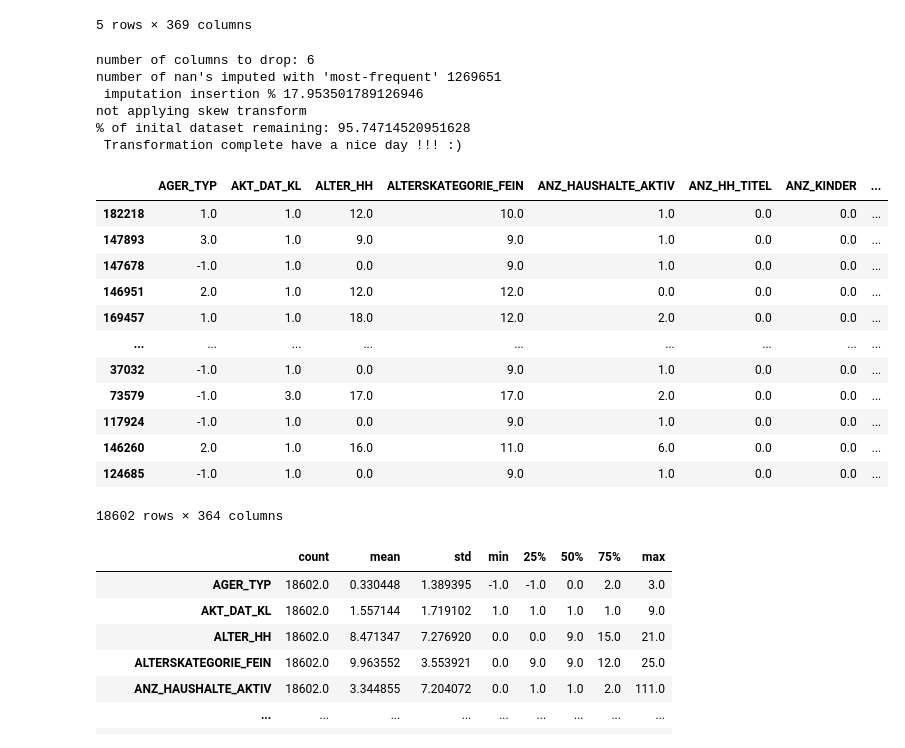
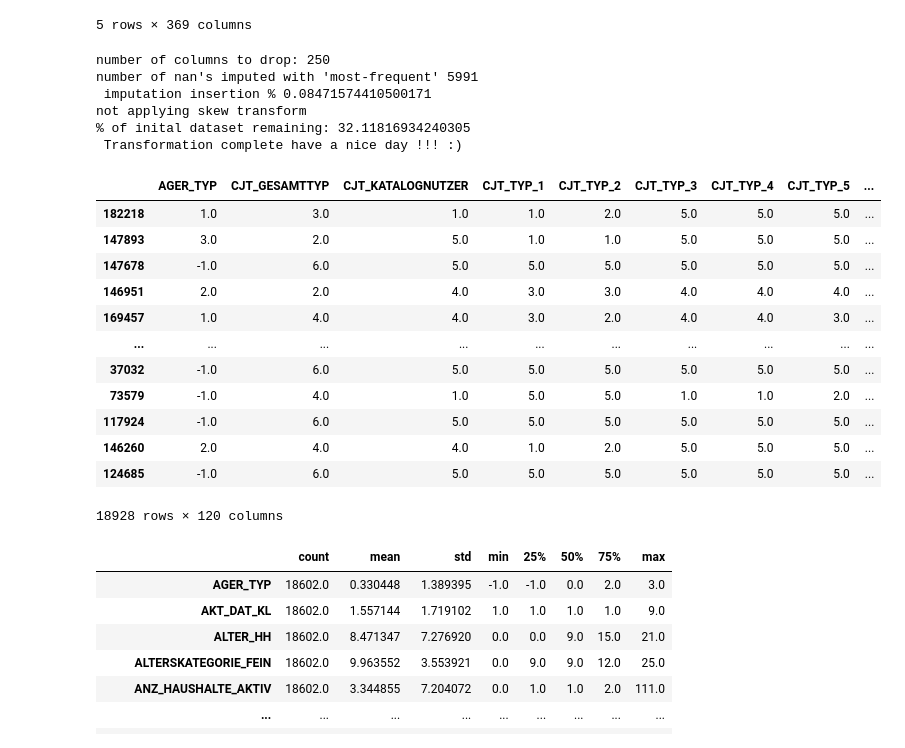
Before and after one commit to john77R/Udacity_Arvato, a Jupyter notebook: Identify_Customer_Segments.ipynb, the cells around one changed output. Cells and saved outputs as stored; diff of their text form; code cells hidden in the pictures.

```diff
--- a/Identify_Customer_Segments.ipynb
+++ b/Identify_Customer_Segments.ipynb
@@ -703,28 +703,28 @@ customers_short_df.head()
 | 169457 | 86805 | 1 | 1.0 | 18.0 | NaN | NaN | NaN | NaN | ... |
 5 rows × 369 columns
 # %%
-customers_cleaned = transformer(customers_short_df,9,30,0,1)
+customers_cleaned = transformer(customers_short_df,9,20,0,1)
 customers_cleaned
 # %% [output]
-number of columns to drop: 6
-number of nan's imputed with 'most-frequent' 1269651
- imputation insertion % 17.953501789126946
+number of columns to drop: 250
+number of nan's imputed with 'most-frequent' 5991
+ imputation insertion % 0.08471574410500171
 not applying skew transform
-% of inital dataset remaining: 95.74714520951628
+% of inital dataset remaining: 32.11816934240305
  Transformation complete have a nice day !!! :)
-|  | AGER_TYP | AKT_DAT_KL | ALTER_HH | ALTERSKATEGORIE_FEIN | ANZ_HAUSHALTE_AKTIV | ANZ_HH_TITEL | ANZ_KINDER | ... |
-| 182218 | 1.0 | 1.0 | 12.0 | 10.0 | 1.0 | 0.0 | 0.0 | ... |
-| 147893 | 3.0 | 1.0 | 9.0 | 9.0 | 1.0 | 0.0 | 0.0 | ... |
-| 147678 | -1.0 | 1.0 | 0.0 | 9.0 | 1.0 | 0.0 | 0.0 | ... |
-| 146951 | 2.0 | 1.0 | 12.0 | 12.0 | 0.0 | 0.0 | 0.0 | ... |
-| 169457 | 1.0 | 1.0 | 18.0 | 12.0 | 2.0 | 0.0 | 0.0 | ... |
-| ... | ... | ... | ... | ... | ... | ... | ... | ... |
-| 37032 | -1.0 | 1.0 | 0.0 | 9.0 | 1.0 | 0.0 | 0.0 | ... |
-| 73579 | -1.0 | 3.0 | 17.0 | 17.0 | 2.0 | 0.0 | 0.0 | ... |
-| 117924 | -1.0 | 1.0 | 0.0 | 9.0 | 1.0 | 0.0 | 0.0 | ... |
-| 146260 | 2.0 | 1.0 | 16.0 | 11.0 | 6.0 | 0.0 | 0.0 | ... |
-| 124685 | -1.0 | 1.0 | 0.0 | 9.0 | 1.0 | 0.0 | 0.0 | ... |
+|  | AGER_TYP | CJT_GESAMTTYP | CJT_KATALOGNUTZER | CJT_TYP_1 | CJT_TYP_2 | CJT_TYP_3 | CJT_TYP_4 | CJT_TYP_5 | ... |
+| 182218 | 1.0 | 3.0 | 1.0 | 1.0 | 2.0 | 5.0 | 5.0 | 5.0 | ... |
+| 147893 | 3.0 | 2.0 | 5.0 | 1.0 | 1.0 | 5.0 | 5.0 | 5.0 | ... |
+| 147678 | -1.0 | 6.0 | 5.0 | 5.0 | 5.0 | 5.0 | 5.0 | 5.0 | ... |
+| 146951 | 2.0 | 2.0 | 4.0 | 3.0 | 3.0 | 4.0 | 4.0 | 4.0 | ... |
+| 169457 | 1.0 | 4.0 | 4.0 | 3.0 | 2.0 | 4.0 | 4.0 | 3.0 | ... |
+| ... | ... | ... | ... | ... | ... | ... | ... | ... | ... |
+| 37032 | -1.0 | 6.0 | 5.0 | 5.0 | 5.0 | 5.0 | 5.0 | 5.0 | ... |
+| 73579 | -1.0 | 4.0 | 1.0 | 5.0 | 5.0 | 1.0 | 1.0 | 2.0 | ... |
+| 117924 | -1.0 | 6.0 | 5.0 | 5.0 | 5.0 | 5.0 | 5.0 | 5.0 | ... |
+| 146260 | 2.0 | 4.0 | 4.0 | 1.0 | 2.0 | 5.0 | 5.0 | 5.0 | ... |
+| 124685 | -1.0 | 6.0 | 5.0 | 5.0 | 5.0 | 5.0 | 5.0 | 5.0 | ... |
-18602 rows × 364 columns
+18928 rows × 120 columns
 # %%
 customers_cleaned_summary= customers_cleaned.describe()
 customers_cleaned_summary= customers_cleaned_summary.T
```
Also changed, not shown: parts of 4 cells of this notebook.
